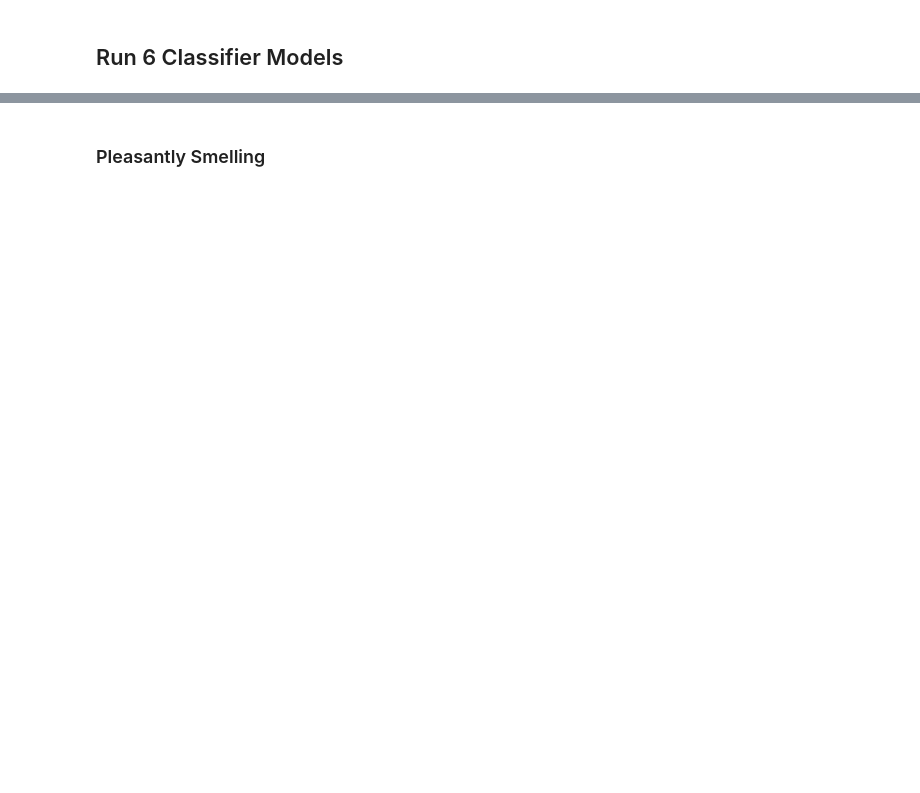
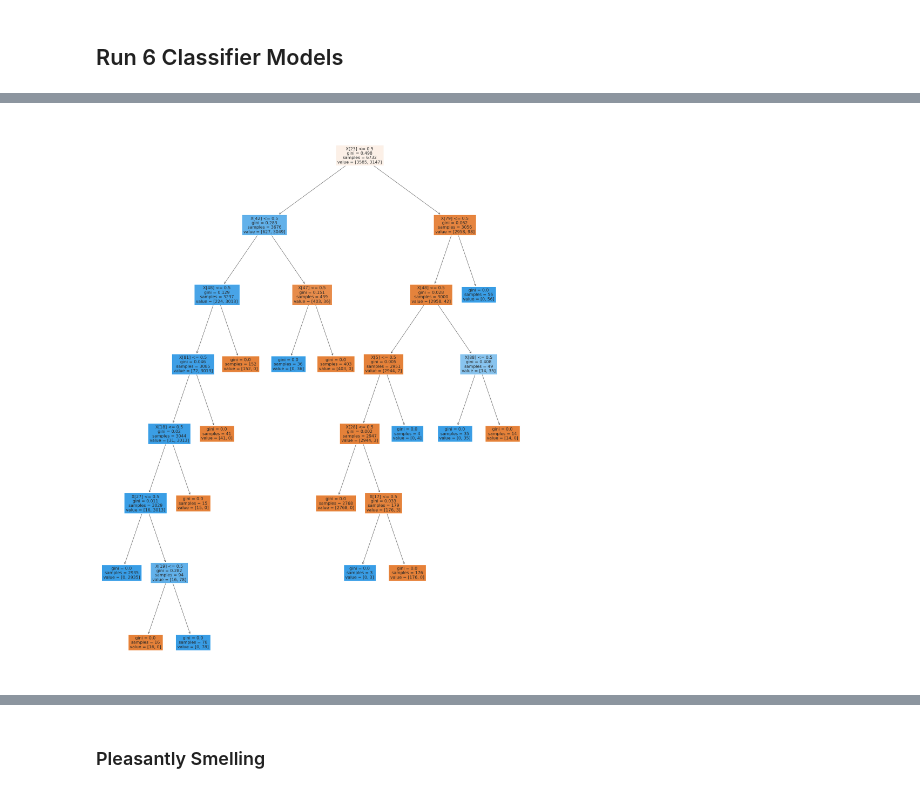
Before and after one commit to JoshuaCD/data_mining_group, a Jupyter notebook: assignment_9/mushroom_stew.ipynb, the cells around one changed output, grey strips where cells are left out. Drawn from its saved outputs; the diff is of its cells as text; code cells hidden in the pictures; blank space fills up the shorter version.

```diff
--- a/assignment_9/mushroom_stew.ipynb
+++ b/assignment_9/mushroom_stew.ipynb
@@ -169,2 +319,10 @@ y_mushroom = df_dummy2["class"]
+# %%
+fig = plt.figure(figsize=(30,40))
+plot_tree(DT_mod,filled=True);
+
+#feature_names = df_dummy2.drop(["class"], axis=1).columns
+#feature_names=iris.feature_names, class_names=iris.target_names
+# %% [output]
+[figure, added]
 # %%
 classification(DecisionTreeClassifier, x_mushroom, y_mushroom)
```
Also changed, not shown: parts of 31 cells of this notebook.
